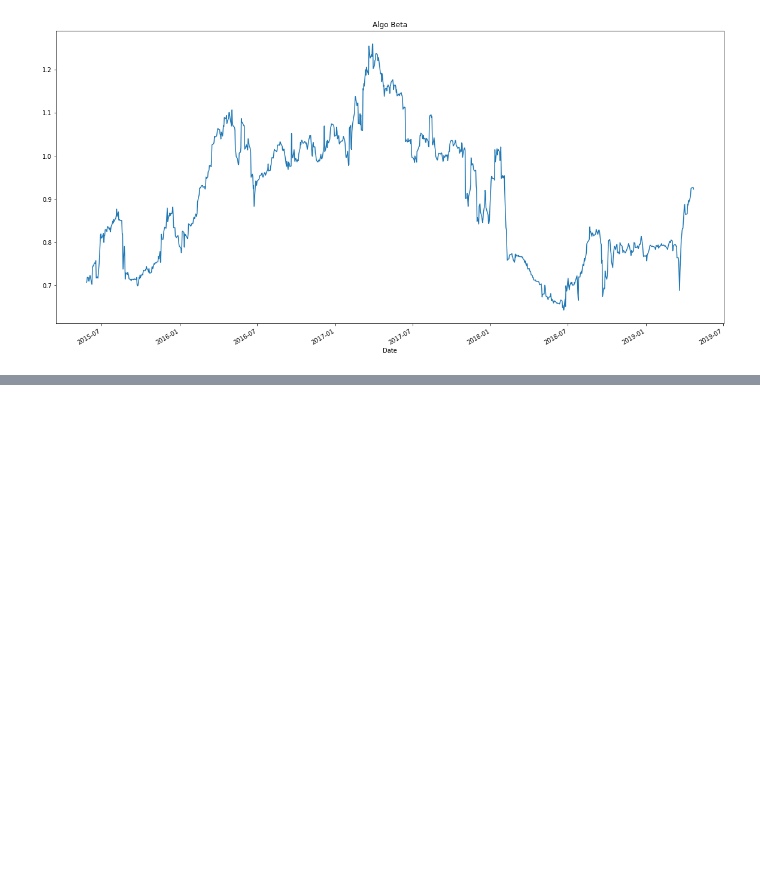
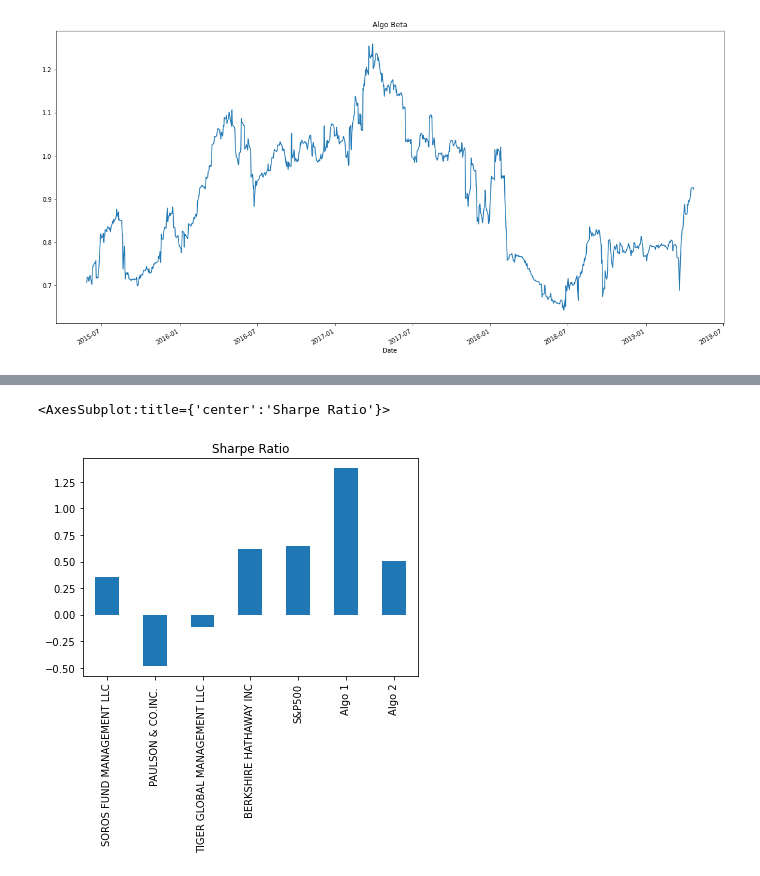
Before and after one commit to bredakyl94/Pandas_Portfolio_Analysis, a Jupyter notebook: Portfolio_Analysis.ipynb, the cells around one changed output, grey strips where cells are left out. Drawn from its saved outputs; the diff is of its cells as text; code cells hidden in the pictures; blank space fills up the shorter version.

```diff
--- a/Portfolio_Analysis.ipynb
+++ b/Portfolio_Analysis.ipynb
@@ -235,0 +240,3 @@ algo_beta_plot = algo_beta.plot(title="Algo Beta", figsize=(20, 10))
+# %%
+sharpe_ratio = (whale_algo_sp500.mean() * 252) / (whale_algo_sp500.std() * np.sqrt(252))
+sharpe_ratio
@@ -235,0 +252,5 @@ algo_beta_plot = algo_beta.plot(title="Algo Beta", figsize=(20, 10))
+# %%
+sharpe_ratio.plot(kind = "bar", title = "Sharpe Ratio")
+# %% [output]
+<AxesSubplot:title={'center':'Sharpe Ratio'}>
+[figure, added]
```
Also changed, not shown: parts of 3 cells of this notebook.
